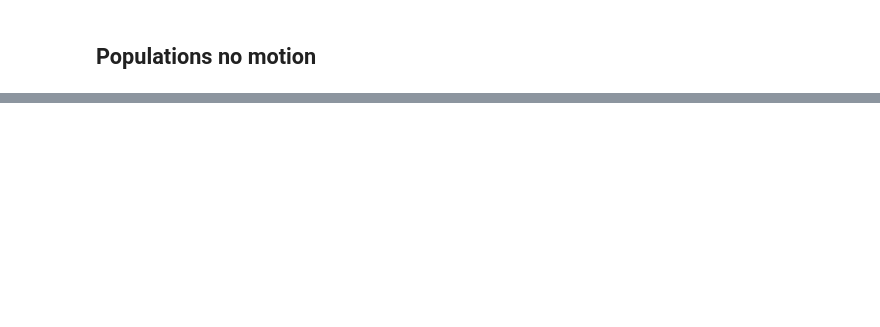
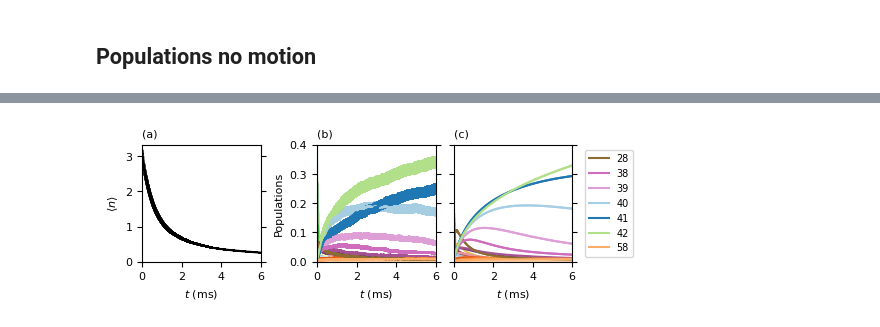
Before and after one commit to katyafouka/multi_eit, a Jupyter notebook: Lu_I7/Lu_I7_populations_.ipynb, the cells around one changed output, grey strips where cells are left out. Saved outputs shown, nothing was run; the diff lists cells and outputs as text; code cells hidden in the pictures; blank space fills up the shorter version.

```diff
--- a/Lu_I7/Lu_I7_populations_.ipynb
+++ b/Lu_I7/Lu_I7_populations_.ipynb
@@ -244,0 +292,89 @@ plt.show()
+# %%
+
+
+def format_axes(fig):
+    for i, ax in enumerate(fig.axes):
+        ax.text(0.5, 0.5, "ax%d" % (i+1), va="center", ha="center")
+        ax.tick_params(labelbottom=False, labelleft=False)
+
+fig = plt.figure(constrained_layout=True,figsize=(5.35,1.8))
+
+gs = GridSpec(1, 3, figure=fig)
+#gs.update(wspace=0.005, hspace=0.05)
+ax1 = fig.add_subplot(gs[0, 0])
+# identical to ax1 = plt.subplot(gs.new_subplotspec((0, 0), colspan=3))
+
+
+ax1.set_title(r'(a)',loc='left',fontdict={'fontsize': 8})
+ax1.errorbar(t[0]*1e-3,nMC,yerr = nMC_dev,color='black',ecolor='black')
+ax1.set_ylim(0)
+ax1.set_xlim(0,6)
+ax1.set_ylabel('$\\langle n \\rangle$')
+ax1.set_xlabel('$t$ (ms)')
+ax1.tick_params(axis='y', which='both', left=True, right=True,
+               labelleft=True, labelright=False)
+
+
+
+ax3 = fig.add_subplot(gs[0, 1])
+ax3.set_title(r'(b)',loc='left',fontdict={'fontsize': 8})
+for i in range(60):
+    ax3.errorbar(t[0]*1e-3,pops[i],yerr = pops_divs[i],color=colors[i])
+i=28
+ax3.errorbar(t[0]*1e-3,pops[i],yerr = pops_divs[i],label=str(i),color=colors[i])
+i=38
+ax3.errorbar(t[0]*1e-3,pops[i],yerr = pops_divs[i],label=str(i),color=colors[i])
+i=39
+ax3.errorbar(t[0]*1e-3,pops[i],yerr = pops_divs[i],label=str(i),color=colors[i])
+i=40
+ax3.errorbar(t[0]*1e-3,pops[i],yerr = pops_divs[i],label=str(i),color=colors[i])
+i=41
+ax3.errorbar(t[0]*1e-3,pops[i],yerr = pops_divs[i],label=str(i),color=colors[i])
+i=42
+ax3.errorbar(t[0]*1e-3,pops[i],yerr = pops_divs[i],label=str(i),color=colors[i])
+i=58
+ax3.errorbar(t[0]*1e-3,pops[i],yerr = pops_divs[i],label=str(i),color=colors[i])
+
+ax3.set_ylabel('Populations')
+ax3.set_xlabel('$t$ (ms)')
+ax3.set_ylim(0,0.4)
+ax3.set_xlim(0,6)
+ax3.tick_params(axis='y', which='both', left=True, right=True,
+               labelleft=True, labelright=False)
+#ax3.legend(loc='upper left',prop={'size': 7})
+
+ax4 = fig.add_subplot(gs[0, 2])
+ax4.set_title(r'(c)',loc='left',fontdict={'fontsize': 8})
+for i in range(60):
+    ax4.plot(tnm*1e-3,popnm[i],color=colors[i])
+    #ax4.scatter(tnm[-1]*1e-3,pops_rest[i],color=colors[i],marker='+',s=60)
+i=28
+ax4.plot(tnm*1e-3,popnm[i],label=i,color=colors[i])
+i=38
+ax4.plot(tnm*1e-3,popnm[i],label=i,color=colors[i])
+i=39
+ax4.plot(tnm*1e-3,popnm[i],label=i,color=colors[i])
+i=40
+ax4.plot(tnm*1e-3,popnm[i],label=i,color=colors[i])
+i=41
+ax4.plot(tnm*1e-3,popnm[i],label=i,color=colors[i])
+i=42
+ax4.plot(tnm*1e-3,popnm[i],label=i,color=colors[i])
+i=58
+ax4.plot(tnm*1e-3,popnm[i],label=i,color=colors[i])
+ax4.set_xlabel('$t$ (ms)')
+ax4.set_ylim(0,0.4)
+ax4.set_xlim(0,6)
+#ax4.legend(loc='upper left',prop={'size': 7})
+ax4.tick_params(axis='y', which='both', left=True, right=True,
+               labelleft=False, labelright=False)
+#ax4.tick_params(left=False, labelleft=False)
+ax4.legend(loc='center left',prop={'size': 7},bbox_to_anchor=(1.07, 0.5))
+
+
+plt.savefig("I7_populations.pdf",bbox_inches = "tight")
+
+
+plt.show()
+# %% [output]
+[figure, added]
```
Also changed, not shown: parts of 24 cells of this notebook.
